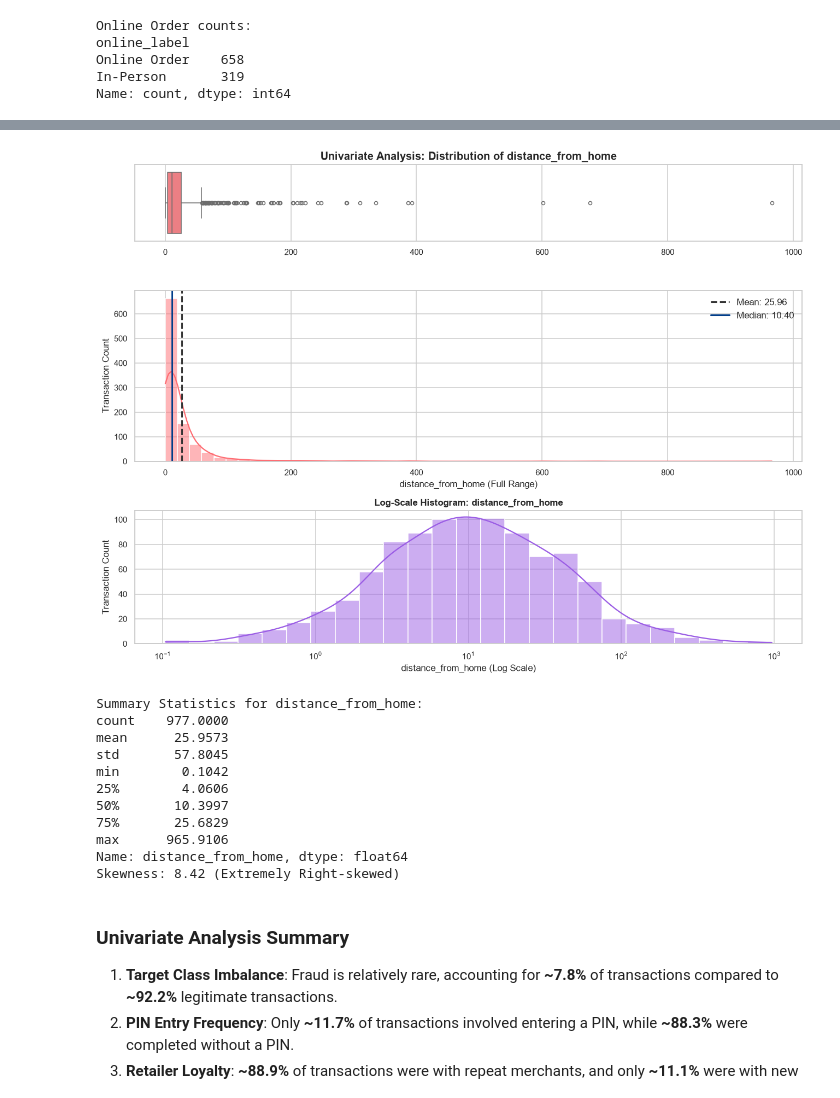
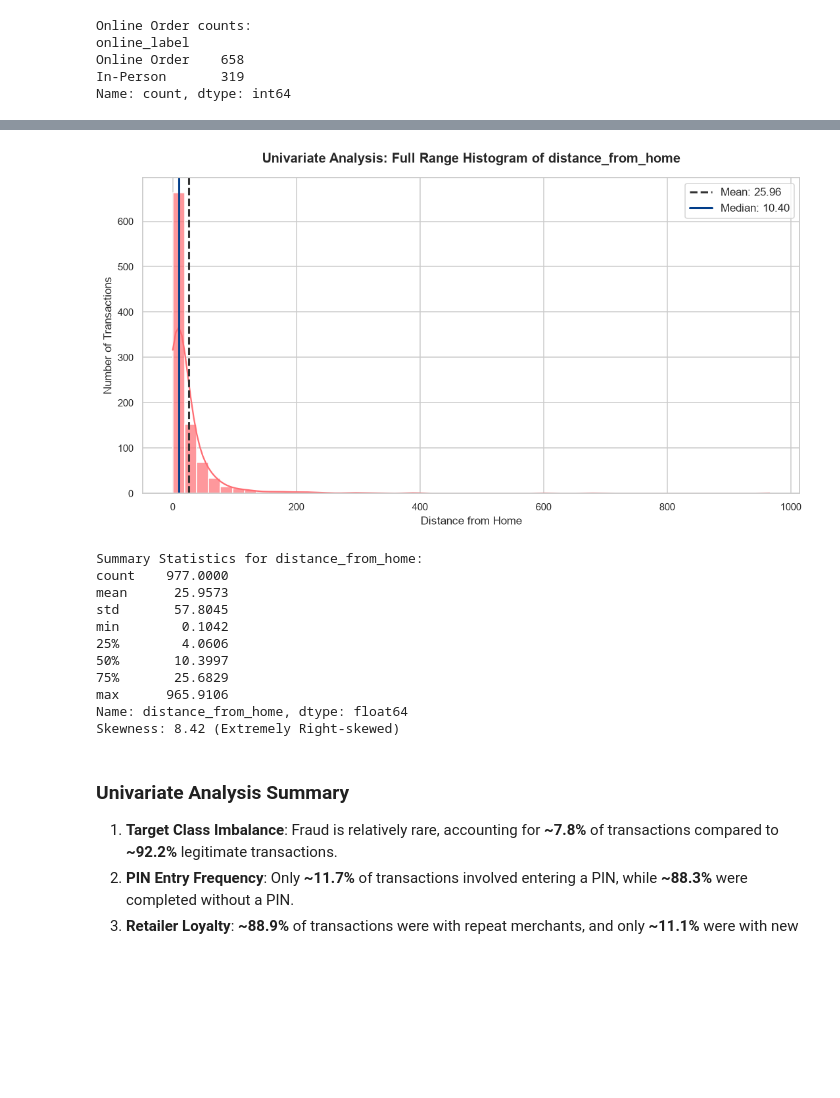
Before and after one commit to SoupySystems/AI-recreation_credit-card-fraud, a Jupyter notebook: CreditCardFraud.ipynb, the cells around one changed output, grey strips where cells are left out. Saved outputs shown, nothing was run; the diff lists cells and outputs as text; code cells hidden in the pictures; blank space fills up the shorter version.

```diff
--- a/CreditCardFraud.ipynb
+++ b/CreditCardFraud.ipynb
@@ -415,42 +395,37 @@ Measures the distance from the cardholder's home address to where the transactio
 # %%
 col_dist = 'distance_from_home'
 
-fig, (ax_box2, ax_hist2, ax_log) = plt.subplots(
-    nrows=3,
-    ncols=1,
-    figsize=(12, 9),
-    gridspec_kw={'height_ratios': [0.2, 0.45, 0.35]}
+plt.figure(figsize=(10, 5.5))
+
+# Full range histogram with Kernel Density Estimate (KDE)
+sns.histplot(
+    data=df_clean,
+    x=col_dist,
+    kde=True,
+    bins=50,
+    color='#fe6d73',
+    edgecolor='white',
+    alpha=0.7
 )
 
-# 1. Boxplot (Overall)
-sns.boxplot(data=df_clean, x=col_dist, color='#fe6d73', ax=ax_box2, fliersize=4)
-ax_box2.set_title(f'Univariate Analysis: Distribution of {col_dist}', fontweight='bold', fontsize=13)
-ax_box2.set_xlabel('')
-
-# 2. Histogram with KDE (Full Range)
-sns.histplot(data=df_clean, x=col_dist, kde=True, color='#fe6d73', bins=50, ax=ax_hist2)
-ax_hist2.set_ylabel('Transaction Count')
-ax_hist2.set_xlabel(f'{col_dist} (Full Range)')
+# Reference lines for mean and median
 dist_mean = df_clean[col_dist].mean()
 dist_median = df_clean[col_dist].median()
-ax_hist2.axvline(dist_mean, color='#333333', linestyle='--', linewidth=2, label=f'Mean: {dist_mean:.2f}')
-ax_hist2.axvline(dist_median, color='#023e8a', linestyle='-', linewidth=2, label=f'Median: {dist_median:.2f}')
-ax_hist2.legend()
+plt.axvline(dist_mean, color='#333333', linestyle='--', linewidth=2, label=f'Mean: {dist_mean:.2f}')
+plt.axvline(dist_median, color='#023e8a', linestyle='-', linewidth=2, label=f'Median: {dist_median:.2f}')
 
-# 3. Log-scale View
-sns.histplot(data=df_clean, x=col_dist, log_scale=True, kde=True, color='#9b5de5', ax=ax_log)
-ax_log.set_title(f'Log-Scale Histogram: {col_dist}', fontsize=11, fontweight='bold')
-ax_log.set_ylabel('Transaction Count')
-ax_log.set_xlabel(f'{col_dist} (Log Scale)')
-
+plt.title('Univariate Analysis: Full Range Histogram of distance_from_home', fontweight='bold', pad=15)
+plt.xlabel('Distance from Home')
+plt.ylabel('Number of Transactions')
+plt.legend(frameon=True)
 plt.tight_layout()
 plt.show()
 
 print(f"Summary Statistics for {col_dist}:")
 print(df_clean[col_dist].describe().round(4))
 print(f"Skewness: {df_clean[col_dist].skew():.2f} (Extremely Right-skewed)")
 # %% [output]
-[figure, old version]
+[figure, new version]
 Summary Statistics for distance_from_home:
 count    977.0000
 mean      25.9573
```
Also changed, not shown: parts of 37 cells of this notebook.
